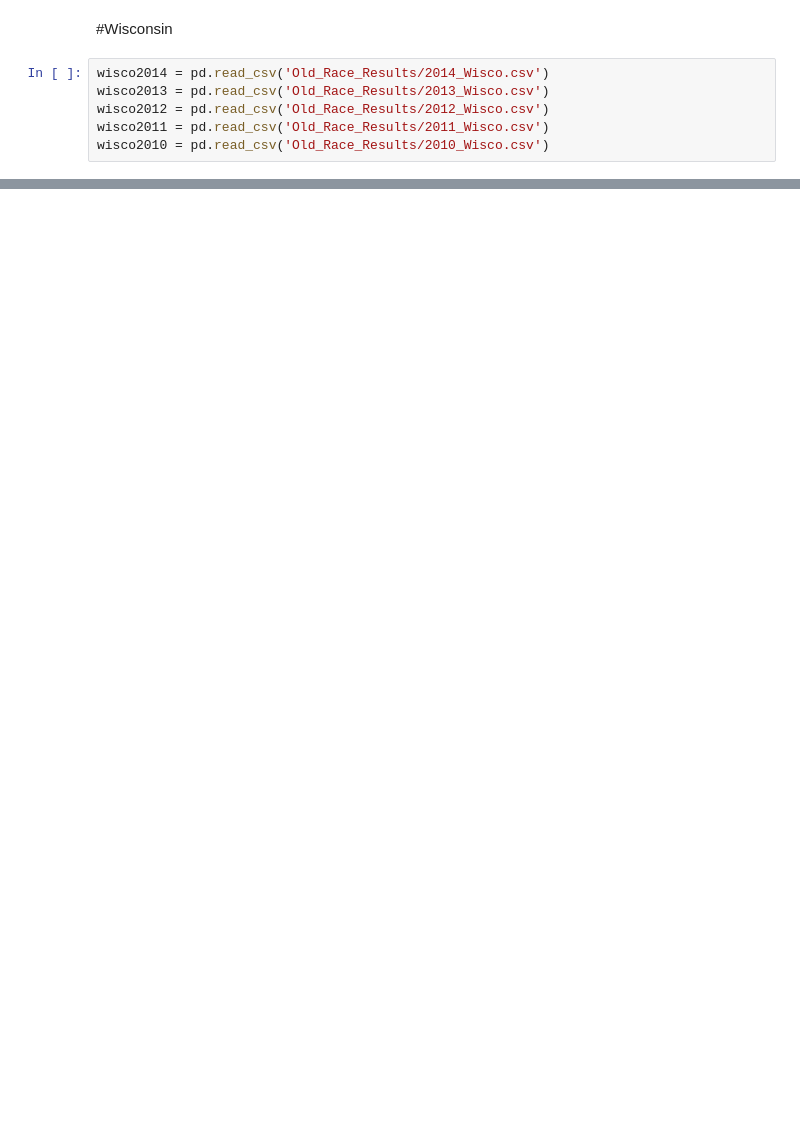
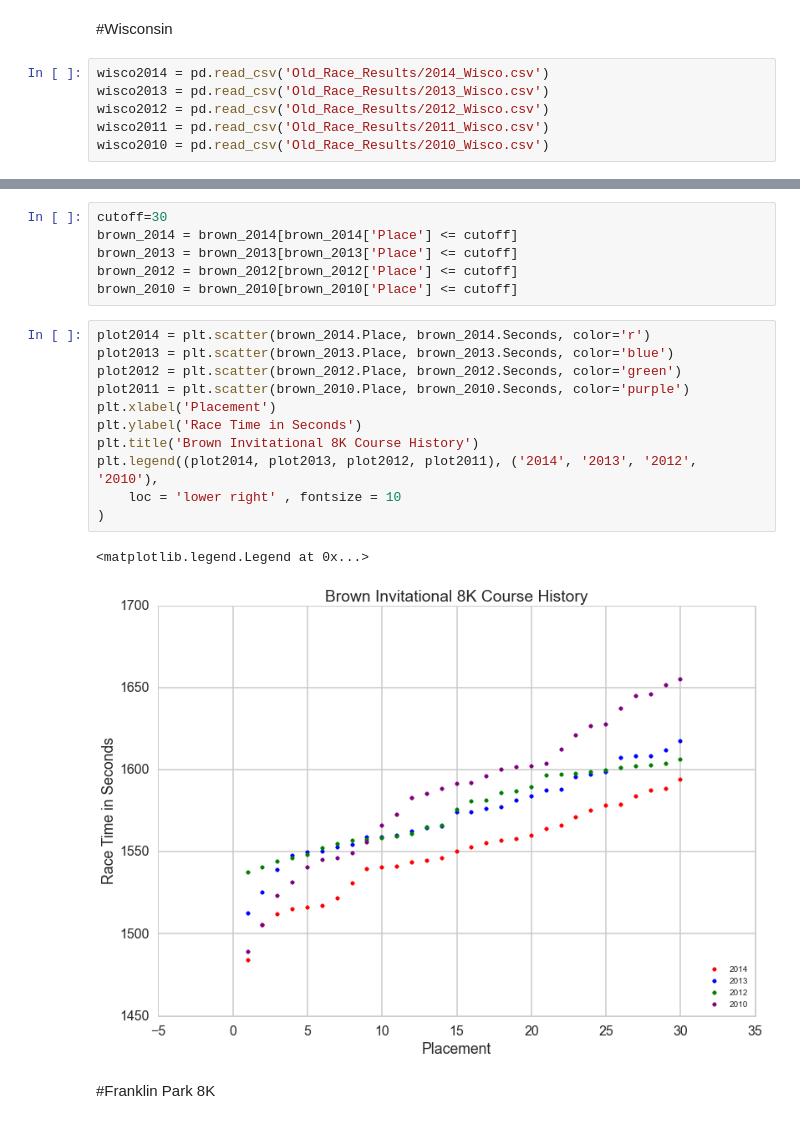
Before and after one commit to callen13/Senior_Thesis, a Jupyter notebook: race_score_calculations.ipynb, the cells around one changed output, grey strips where cells are left out. Cells and saved outputs as stored; diff of their text form; blank space fills up the shorter version.

```diff
--- a/race_score_calculations.ipynb
+++ b/race_score_calculations.ipynb
@@ -89,0 +136,22 @@ plt.legend((plot2014, plot2013, plot2012, plot2011), ('2014', '2013', '2012', '2
+# %%
+cutoff=30
+brown_2014 = brown_2014[brown_2014['Place'] <= cutoff]
+brown_2013 = brown_2013[brown_2013['Place'] <= cutoff]
+brown_2012 = brown_2012[brown_2012['Place'] <= cutoff]
+brown_2010 = brown_2010[brown_2010['Place'] <= cutoff]
+# %%
+plot2014 = plt.scatter(brown_2014.Place, brown_2014.Seconds, color='r')
+plot2013 = plt.scatter(brown_2013.Place, brown_2013.Seconds, color='blue')
+plot2012 = plt.scatter(brown_2012.Place, brown_2012.Seconds, color='green')
+plot2011 = plt.scatter(brown_2010.Place, brown_2010.Seconds, color='purple')
+plt.xlabel('Placement')
+plt.ylabel('Race Time in Seconds')
+plt.title('Brown Invitational 8K Course History')
+plt.legend((plot2014, plot2013, plot2012, plot2011), ('2014', '2013', '2012', '2010'),
+    loc = 'lower right' , fontsize = 10
+)
+# %% [output]
+<matplotlib.legend.Legend at 0x...>
+[figure, added]
+# %% [markdown]
+#Franklin Park 8K
```
Also changed, not shown: parts of 13 cells of this notebook.
